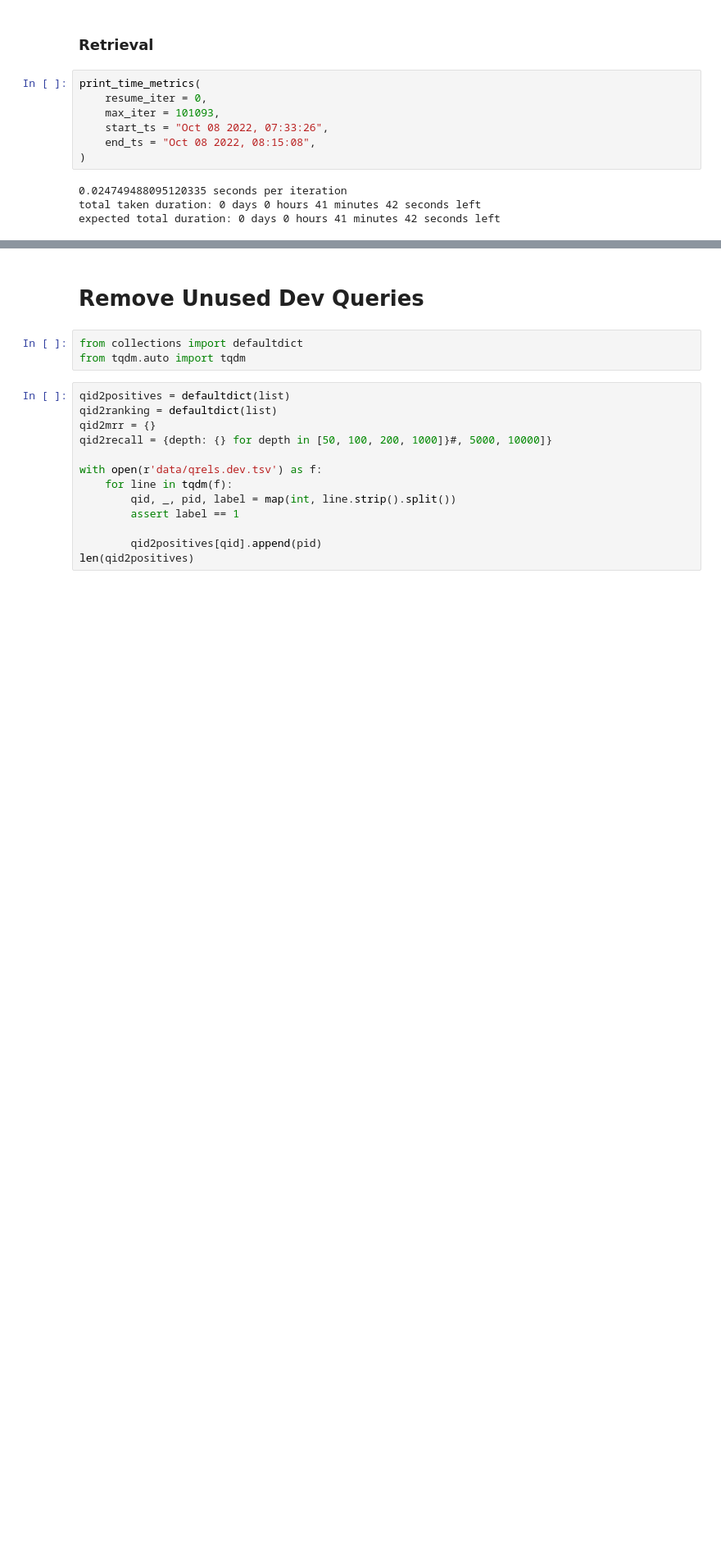
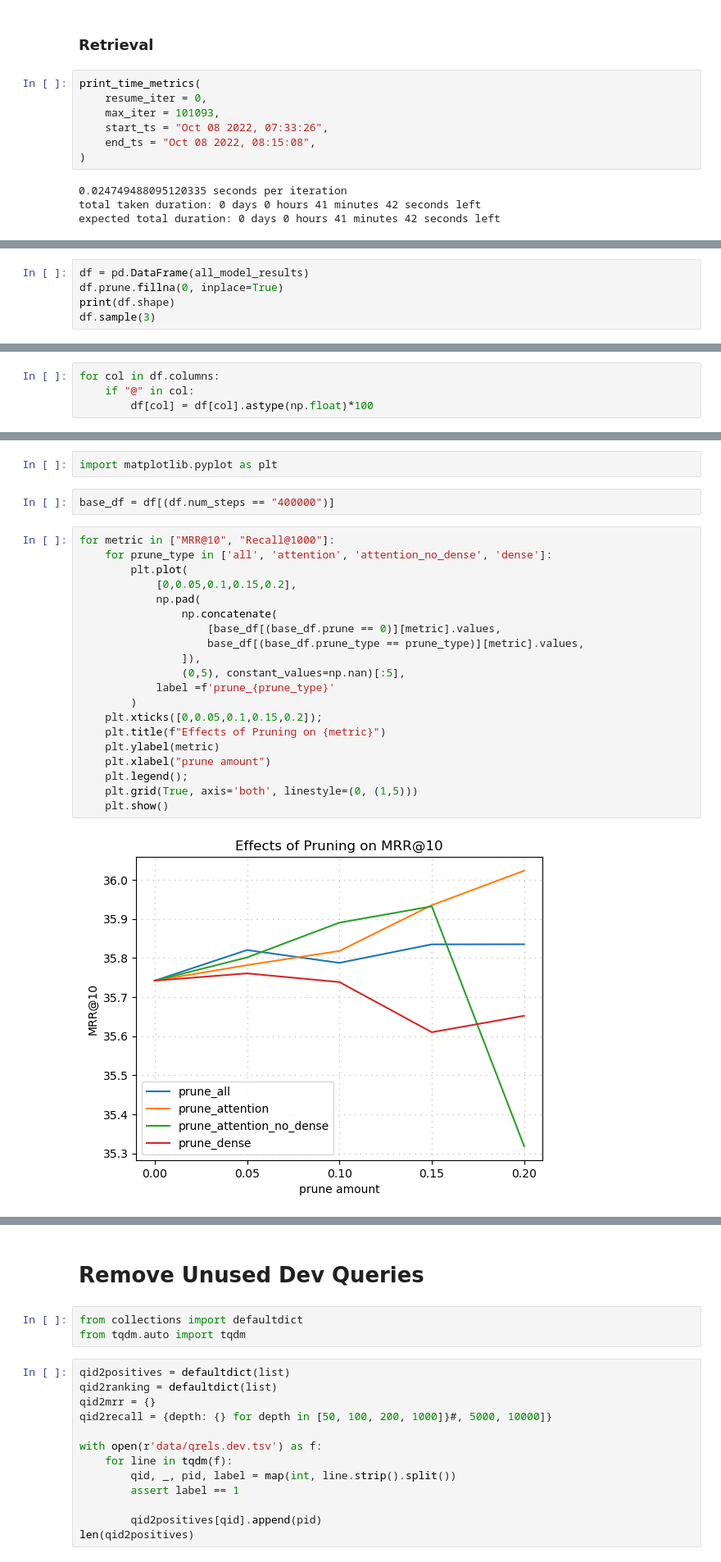
Before and after one commit to Ngo-Kevin/splade-colBERT, a Jupyter notebook: ColBERT_timing.ipynb, the cells around one changed output, grey strips where cells are left out. Shown: that part at 82% size. Drawn from its saved outputs; the diff is of its cells as text; blank space fills up the shorter version.

```diff
--- a/ColBERT_timing.ipynb
+++ b/ColBERT_timing.ipynb
@@ -152,0 +184,5 @@ expected total duration: 0 days 0 hours 41 minutes 42 seconds left
+# %%
+df = pd.DataFrame(all_model_results)
+df.prune.fillna(0, inplace=True)
+print(df.shape)
+df.sample(3)
@@ -152,0 +195,4 @@ expected total duration: 0 days 0 hours 41 minutes 42 seconds left
+# %%
+for col in df.columns:
+    if "@" in col:
+        df[col] = df[col].astype(np.float)*100
@@ -152,0 +243,26 @@ expected total duration: 0 days 0 hours 41 minutes 42 seconds left
+# %%
+import matplotlib.pyplot as plt
+# %%
+base_df = df[(df.num_steps == "400000")]
+# %%
+for metric in ["MRR@10", "Recall@1000"]:
+    for prune_type in ['all', 'attention', 'attention_no_dense', 'dense']:
+        plt.plot(
+            [0,0.05,0.1,0.15,0.2],
+            np.pad(
+                np.concatenate(
+                    [base_df[(base_df.prune == 0)][metric].values,
+                    base_df[(base_df.prune_type == prune_type)][metric].values,
+                ]),
+                (0,5), constant_values=np.nan)[:5],
+            label =f'prune_{prune_type}'
+        )
+    plt.xticks([0,0.05,0.1,0.15,0.2]);
+    plt.title(f"Effects of Pruning on {metric}")
+    plt.ylabel(metric)
+    plt.xlabel("prune amount")
+    plt.legend();
+    plt.grid(True, axis='both', linestyle=(0, (1,5)))
+    plt.show()
+# %% [output]
+[figure, added]
```
Also changed, not shown: parts of 8 cells of this notebook, 1 other file.
